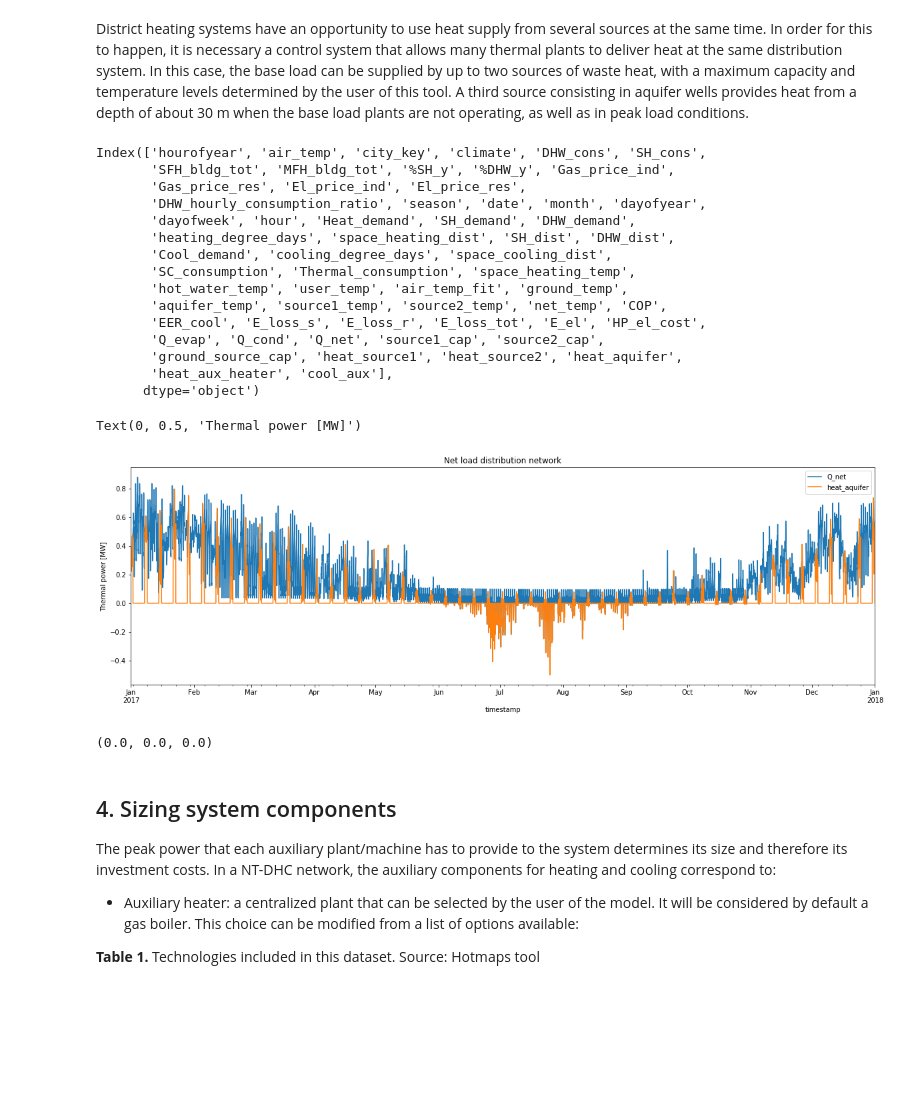
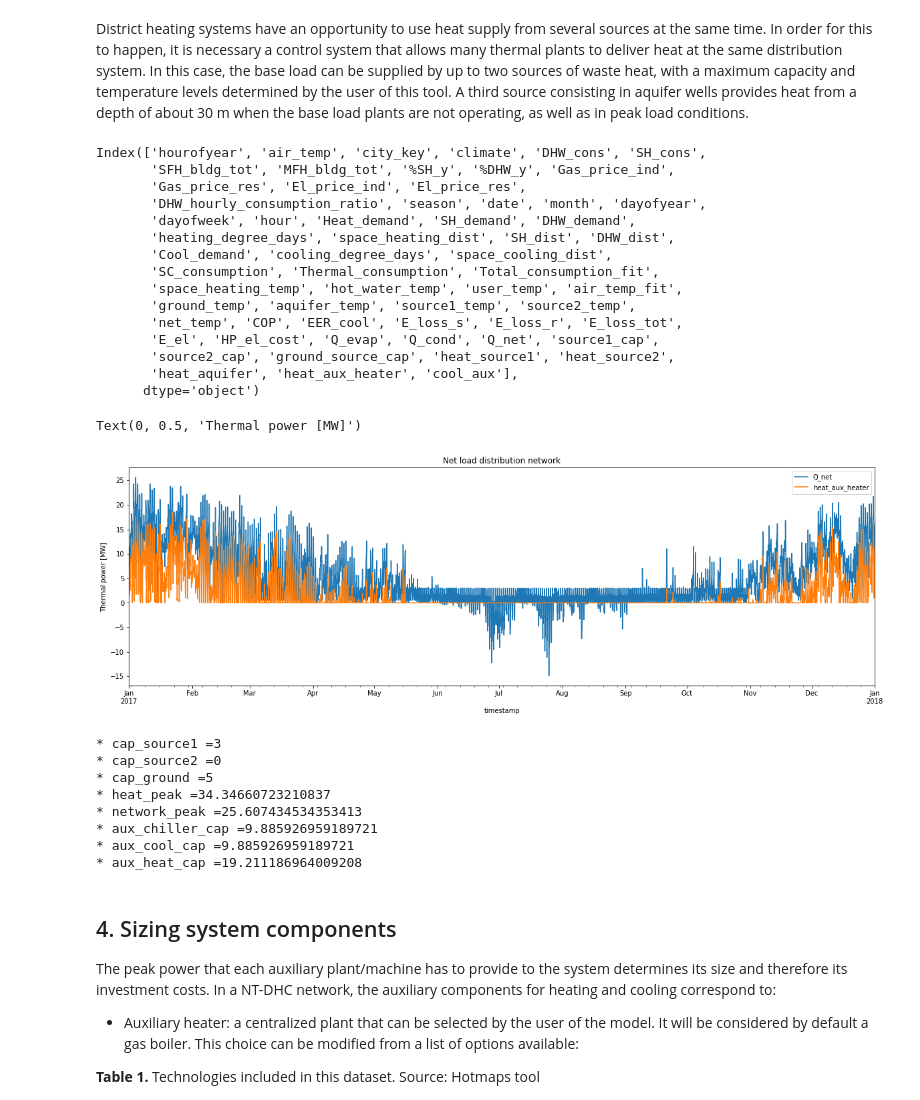
Before and after one commit to fernandobperezm/data-and-results-visualization, a Jupyter notebook: Data Processing.ipynb, the cells around one changed output. Saved outputs shown, nothing was run; the diff lists cells and outputs as text; code cells hidden in the pictures; blank space fills up the shorter version.

```diff
--- a/Data Processing.ipynb
+++ b/Data Processing.ipynb
@@ -250,7 +250,7 @@ insPireDataset = InsPireDataset()
 
 
 AVAILABLE_DATASETS = dict()
-AVAILABLE_DATASETS.update(noaa2010Dataset.load_data())
+#AVAILABLE_DATASETS.update(noaa2010Dataset.load_data())
 AVAILABLE_DATASETS.update(insPireDataset.load_data())
 
 AVAILABLE_DATASETS.keys()
@@ -919,33 +920,51 @@ Index(['hourofyear', 'air_temp', 'city_key', 'climate', 'DHW_cons', 'SH_cons',
        'dayofweek', 'hour', 'Heat_demand', 'SH_demand', 'DHW_demand',
        'heating_degree_days', 'space_heating_dist', 'SH_dist', 'DHW_dist',
        'Cool_demand', 'cooling_degree_days', 'space_cooling_dist',
-       'SC_consumption', 'Thermal_consumption', 'space_heating_temp',
-       'hot_water_temp', 'user_temp', 'air_temp_fit', 'ground_temp',
-       'aquifer_temp', 'source1_temp', 'source2_temp', 'net_temp', 'COP',
-       'EER_cool', 'E_loss_s', 'E_loss_r', 'E_loss_tot', 'E_el', 'HP_el_cost',
-       'Q_evap', 'Q_cond', 'Q_net', 'source1_cap', 'source2_cap',
-       'ground_source_cap', 'heat_source1', 'heat_source2', 'heat_aquifer',
-       'heat_aux_heater', 'cool_aux'],
+       'SC_consumption', 'Thermal_consumption', 'Total_consumption_fit',
+       'space_heating_temp', 'hot_water_temp', 'user_temp', 'air_temp_fit',
+       'ground_temp', 'aquifer_temp', 'source1_temp', 'source2_temp',
+       'net_temp', 'COP', 'EER_cool', 'E_loss_s', 'E_loss_r', 'E_loss_tot',
+       'E_el', 'HP_el_cost', 'Q_evap', 'Q_cond', 'Q_net', 'source1_cap',
+       'source2_cap', 'ground_source_cap', 'heat_source1', 'heat_source2',
+       'heat_aquifer', 'heat_aux_heater', 'cool_aux'],
       dtype='object')
 # %%
 ax=dataset.Q_net.plot(figsize=(20,6), title=('Net load distribution network'), legend=True)
 #dataset.heat_source1.plot(figsize=(20,6), legend=True)
 #dataset.heat_source2.plot(figsize=(20,6), legend=True)
-dataset.heat_aquifer.plot(figsize=(20,6), legend=True)
-#dataset.heat_aux_heater.plot(figsize=(20,6), legend=True)
+#dataset.heat_aquifer.plot(figsize=(20,6), legend=True)
+dataset.heat_aux_heater.plot(figsize=(20,6), legend=True)
 #dataset.cool_aux.plot(figsize=(20,6), legend=True)
 ax.set_ylabel('Thermal power [MW]')
 # %% [output]
 Text(0, 0.5, 'Thermal power [MW]')
-[figure, old version]
+[figure, new version]
 # %%
+
 aux_heat_cap = dataset.heat_aux_heater.max()
 aux_cool_cap = dataset.cool_aux.max()
 aux_chiller_cap = dataset.cool_aux.max()
+heat_peak= dataset.Thermal_consumption.max()
+network_peak = dataset.Q_net.max()
 
-aux_chiller_cap, aux_cool_cap, aux_heat_cap
+print(f"* {cap_source1 =}\n"
+      f"* {cap_source2 =}\n"
+      f"* {cap_ground =}\n"
+      f"* {heat_peak =}\n"
+      f"* {network_peak =}\n"
+      f"* {aux_chiller_cap =}\n"
+      f"* {aux_cool_cap =}\n"
+      f"* {aux_heat_cap =}\n"
+     )
 # %% [output]
-(0.0, 0.0, 0.0)
+* cap_source1 =3
+* cap_source2 =0
+* cap_ground =5
+* heat_peak =34.34660723210837
+* network_peak =25.607434534353413
+* aux_chiller_cap =9.885926959189721
+* aux_cool_cap =9.885926959189721
+* aux_heat_cap =19.211186964009208
 # %% [markdown]
 ## 4. Sizing system components
 
```
Also changed, not shown: parts of 16 cells of this notebook, 3 other files.
